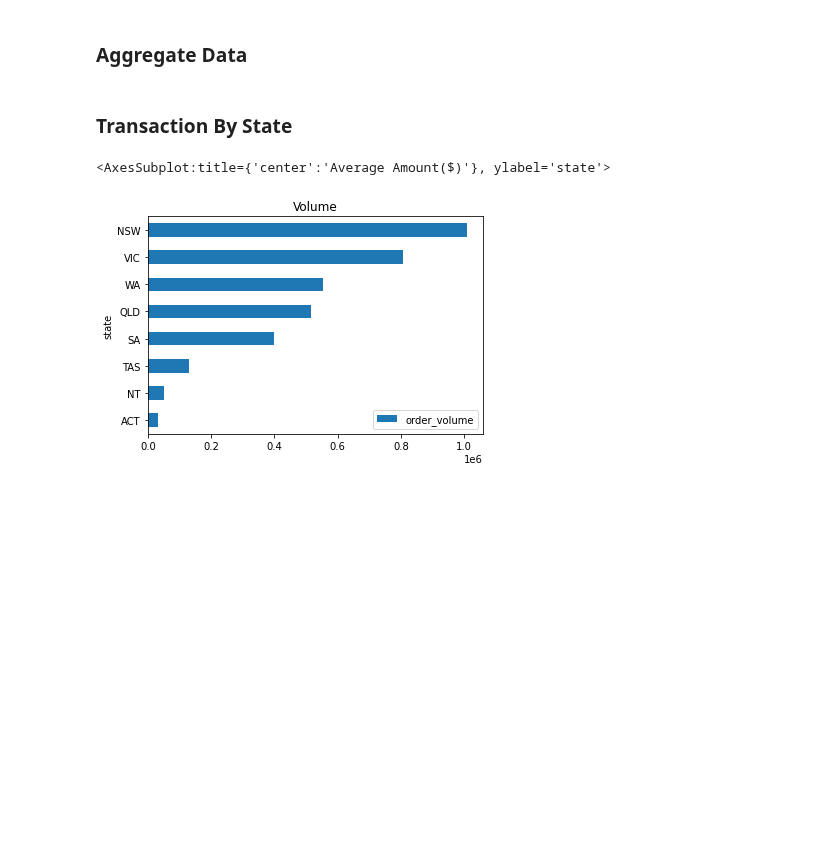
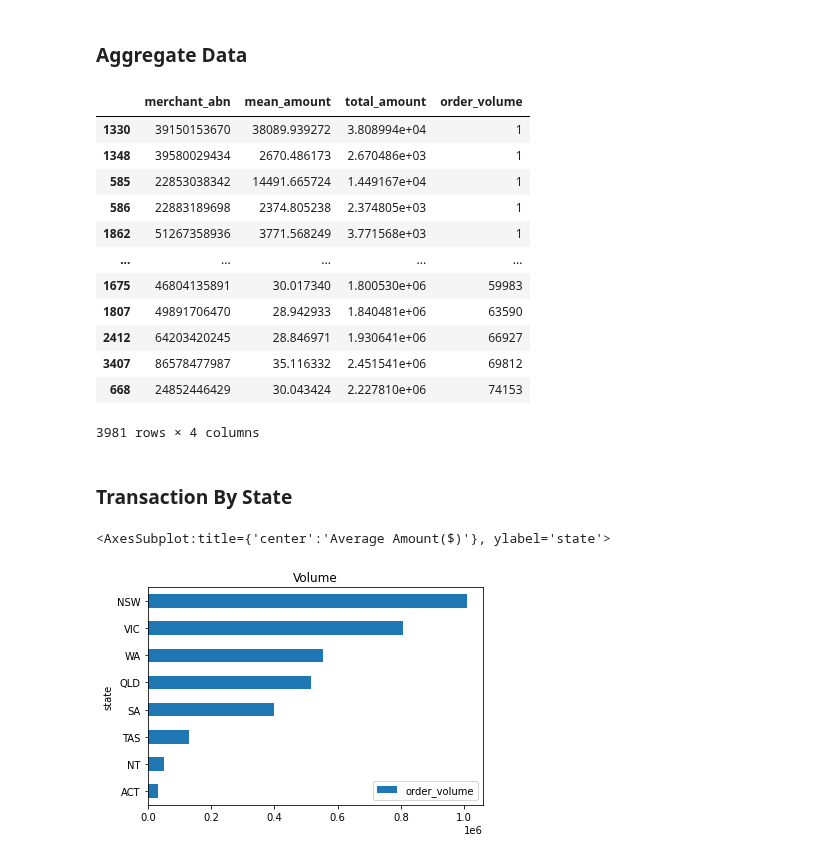
Before and after one commit to MAST30034-Applied-Data-Science/generic-buy-now-pay-later-project-group-5, a Jupyter notebook: notebooks/customer_analysis.ipynb, the cells around one changed output. Saved outputs shown, nothing was run; the diff lists cells and outputs as text; code cells hidden in the pictures; blank space fills up the shorter version.

```diff
--- a/notebooks/customer_analysis.ipynb
+++ b/notebooks/customer_analysis.ipynb
@@ -60,3 +71,19 @@ transaction_by_postcode = joined_data \
+# %%
+transaction_by_merchant
+# %% [output]
+|  | merchant_abn | mean_amount | total_amount | order_volume |
+| 1330 | 39150153670 | 38089.939272 | 3.808994e+04 | 1 |
+| 1348 | 39580029434 | 2670.486173 | 2.670486e+03 | 1 |
+| 585 | 22853038342 | 14491.665724 | 1.449167e+04 | 1 |
+| 586 | 22883189698 | 2374.805238 | 2.374805e+03 | 1 |
+| 1862 | 51267358936 | 3771.568249 | 3.771568e+03 | 1 |
+| ... | ... | ... | ... | ... |
+| 1675 | 46804135891 | 30.017340 | 1.800530e+06 | 59983 |
+| 1807 | 49891706470 | 28.942933 | 1.840481e+06 | 63590 |
+| 2412 | 64203420245 | 28.846971 | 1.930641e+06 | 66927 |
+| 3407 | 86578477987 | 35.116332 | 2.451541e+06 | 69812 |
+| 668 | 24852446429 | 30.043424 | 2.227810e+06 | 74153 |
+3981 rows × 4 columns
 # %% [markdown]
 ### Transaction By State
 # %%
```
Also changed, not shown: parts of 5 cells of this notebook.
